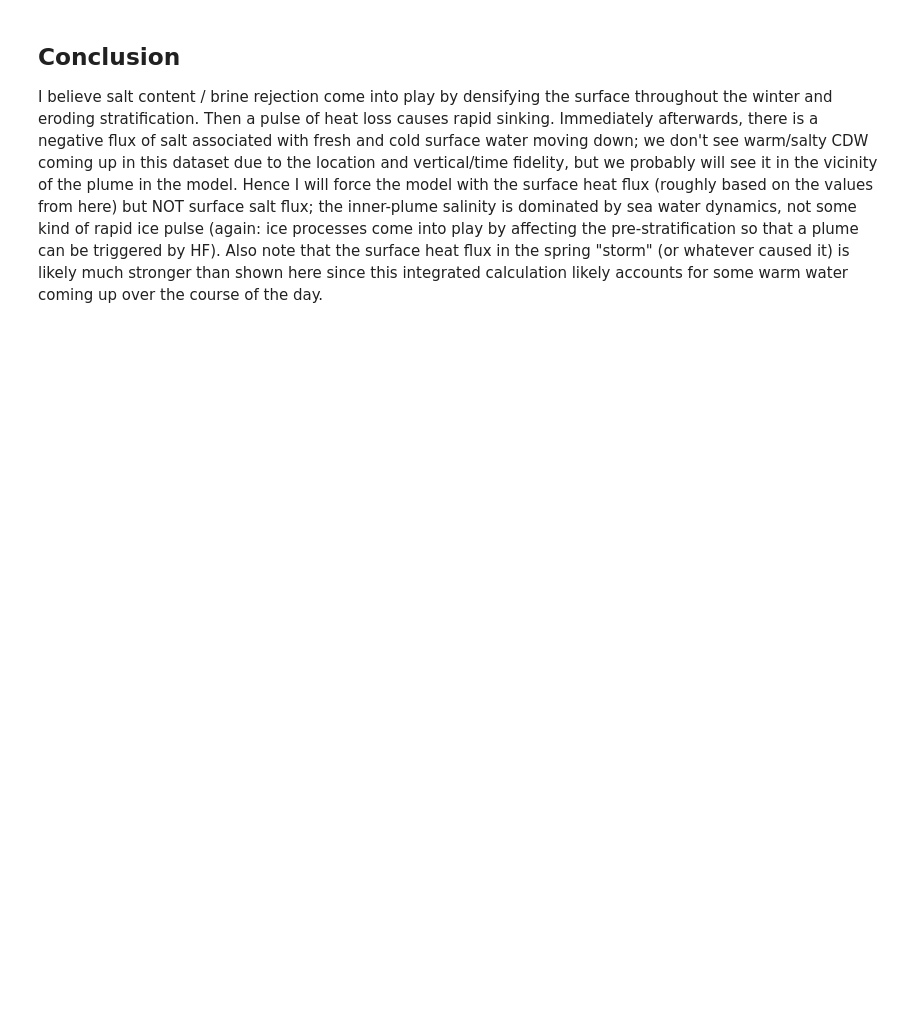
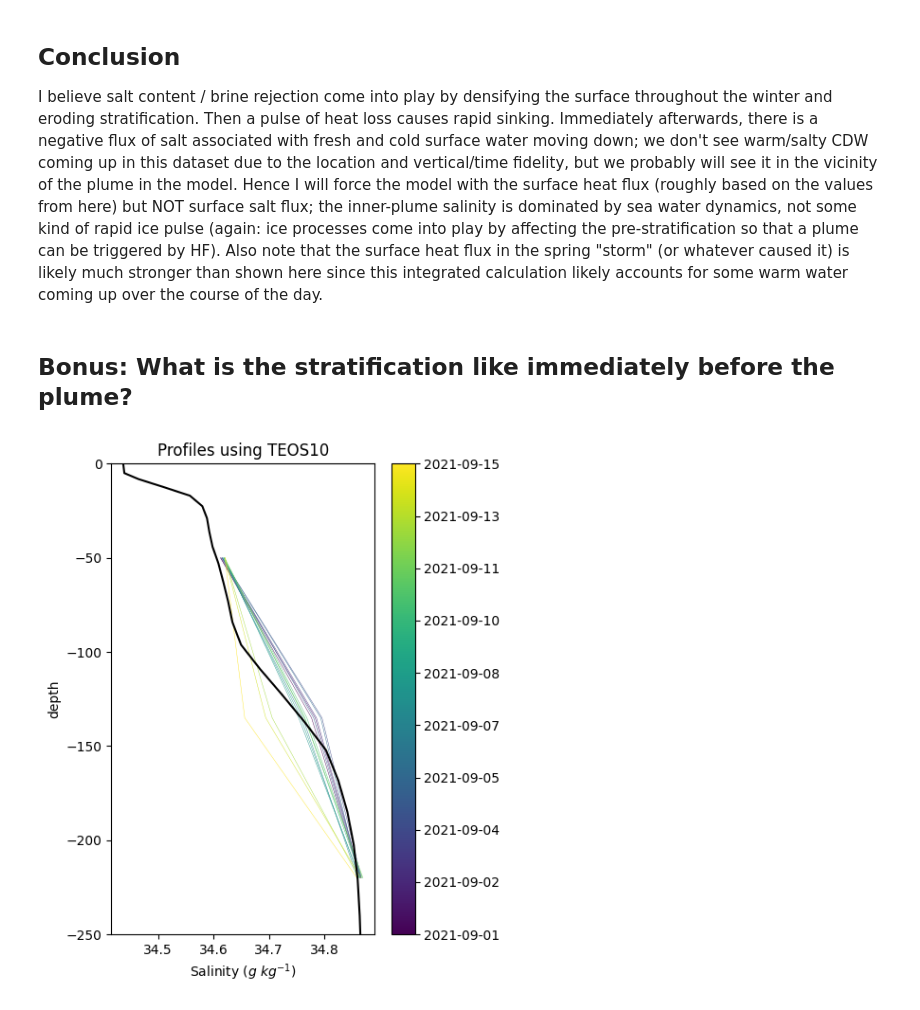
Before and after one commit to rowanjb/model_analyses, a Jupyter notebook: stratification_fluxes.ipynb, the cells around one changed output. Cells and saved outputs as stored; diff of their text form; code cells hidden in the pictures; blank space fills up the shorter version.

```diff
--- a/stratification_fluxes.ipynb
+++ b/stratification_fluxes.ipynb
@@ -32,7 +32,7 @@ Here, we're going to look at salinity and temperature profiles, as used in the m
 open_bin = lambda f : xmitgcm.utils.read_raw_data('../MITgcm/so_plumes/binaries/'+f, shape=(50,100,100), dtype=np.dtype('>f4') )
 
 # Opening mds binary to get model depths
-ds = xmitgcm.open_mdsdataset('/albedo/home/robrow001/MITgcm/so_plumes/mrb_027/',   geometry='cartesian',   prefix=['S','T'], iters=[0])
+ds = xmitgcm.open_mdsdataset('../MITgcm/so_plumes/mrb_028/',   geometry='cartesian',   prefix=['S','T'], iters=[0])
 depths = ds['Z'].values
 
 # Binary names and plotting dictionaries
@@ -169,3 +176,43 @@ array(-1838.67366831)
 ## Conclusion
 
 I believe salt content / brine rejection come into play by densifying the surface throughout the winter and eroding stratification. Then a pulse of heat loss causes rapid sinking. Immediately afterwards, there is a negative flux of salt associated with fresh and cold surface water moving down; we don't see warm/salty CDW coming up in this dataset due to the location and vertical/time fidelity, but we probably will see it in the vicinity of the plume in the model. Hence I will force the model with the surface heat flux (roughly based on the values from here) but NOT surface salt flux; the inner-plume salinity is dominated by sea water dynamics, not some kind of rapid ice pulse (again: ice processes come into play by affecting the pre-stratification so that a plume can be triggered by HF). Also note that the surface heat flux in the spring "storm" (or whatever caused it) is likely much stronger than shown here since this integrated calculation likely accounts for some warm water coming up over the course of the day.
+# %% [markdown]
+## Bonus: What is the stratification like immediately before the plume?
+# %%
+from datetime import datetime, timedelta # For handling dates and times
+
+# Init the figure
+fig, ax = plt.subplots(figsize=(5,6))
+ax.set_ylabel('Depth ($m$)')
+
+# Slice the mooring data that we want
+ds = ds.sel(day=slice('2021-09-01T00:00:00.000000000','2021-09-15T00:00:00.000000000'))
+
+# Get dates
+dates = [pd.Timestamp(day) for day in ds['day'].values]
+
+# Plot mooring data in a loop
+norm = plt.Normalize(dates[0].toordinal(), dates[-1].toordinal()) # This is for hanlding the colouring of the lines
+cmap = plt.cm.viridis # "viridis" is a nice colourmap that isn't, usually, a problem for people with colourblindness
+for n, date in enumerate(dates): # Looping through each date...
+    c = cmap(norm(date.toordinal())) # Obtaining the colour
+    ds['SA'].isel(day=n).dropna('depth').plot(y='depth',ax=ax, color=c, lw=0.3)
+
+# The following is almost directly from Copilot, and it handles the colourbar
+sm = plt.cm.ScalarMappable(cmap=cmap, norm=norm)
+cbar = plt.colorbar(sm, ax=ax)
+tick_locs = np.linspace(dates[0].toordinal(), dates[-1].toordinal(), len(dates[:10:]))
+cbar.set_ticks(tick_locs)
+cbar.set_ticklabels([pd.Timestamp.fromordinal(int(tick)).strftime('%Y-%m-%d') for tick in tick_locs])
+
+# Comparing to the WOA-based binaries that I've been initialising with
+open_bin = lambda f : xmitgcm.utils.read_raw_data('../MITgcm/so_plumes/binaries/'+f, shape=(50,100,100), dtype=np.dtype('>f4') )
+depths = xmitgcm.open_mdsdataset('../MITgcm/so_plumes/mrb_028/',geometry='cartesian',prefix=['S','T'],iters=[0])['Z'].values
+ax.plot(open_bin('SA.WOA2015.50x100x100.autumn.bin')[:,50,50],depths,c='k')
+
+ax.set_ylim(-250,0)
+ax.set_xlabel('Salinity ($g$ $kg^{-1}$)')
+plt.title('Profiles using TEOS10')
+plt.tight_layout()
+# %% [output]
+[figure, added]
```
Also changed, not shown: parts of 2 cells of this notebook, 7 other files.
